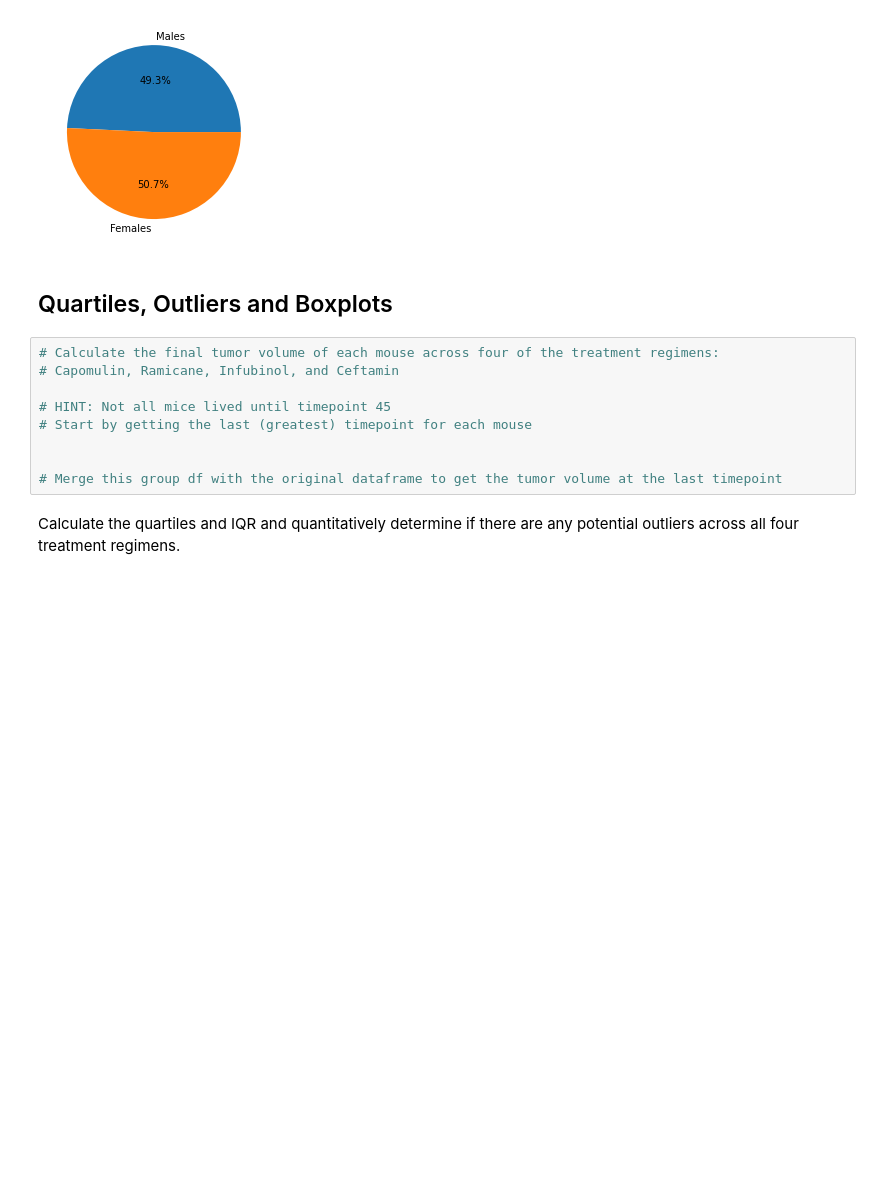
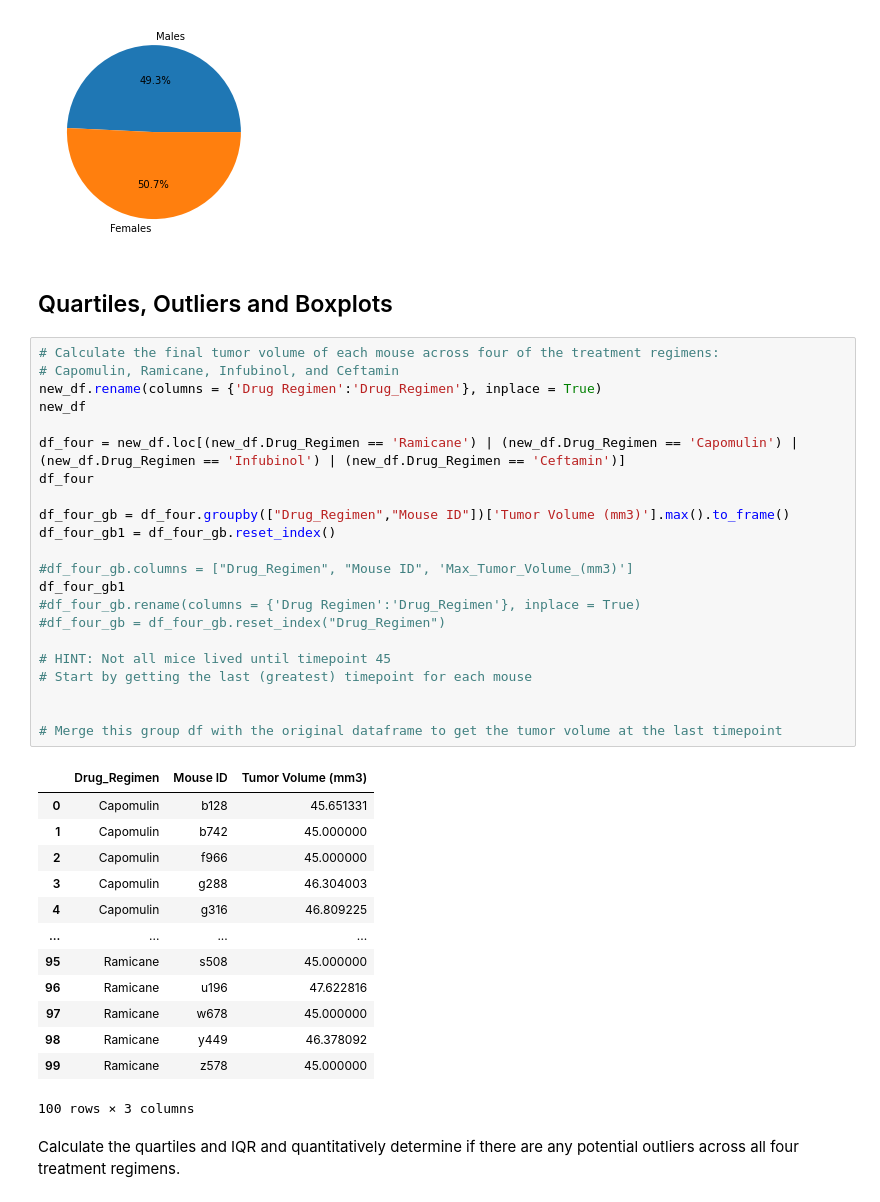
Before and after one commit to bregan78/Matplotlib, a Jupyter notebook: pymaceuticals.ipynb, the cells around one changed output. Drawn from its saved outputs; the diff is of its cells as text; blank space fills up the shorter version.

Commit message:
added tumor volume at the last timepoint for the four regimens

```diff
--- a/pymaceuticals.ipynb
+++ b/pymaceuticals.ipynb
@@ -192,12 +194,39 @@ plt.show()
 # %%
 # Calculate the final tumor volume of each mouse across four of the treatment regimens:
 # Capomulin, Ramicane, Infubinol, and Ceftamin
+new_df.rename(columns = {'Drug Regimen':'Drug_Regimen'}, inplace = True)
+new_df
+
+df_four = new_df.loc[(new_df.Drug_Regimen == 'Ramicane') | (new_df.Drug_Regimen == 'Capomulin') | (new_df.Drug_Regimen == 'Infubinol') | (new_df.Drug_Regimen == 'Ceftamin')]
+df_four
+
+df_four_gb = df_four.groupby(["Drug_Regimen","Mouse ID"])['Tumor Volume (mm3)'].max().to_frame()
+df_four_gb1 = df_four_gb.reset_index()
+
+#df_four_gb.columns = ["Drug_Regimen", "Mouse ID", 'Max_Tumor_Volume_(mm3)']
+df_four_gb1
+#df_four_gb.rename(columns = {'Drug Regimen':'Drug_Regimen'}, inplace = True)
+#df_four_gb = df_four_gb.reset_index("Drug_Regimen")
 
 # HINT: Not all mice lived until timepoint 45
 # Start by getting the last (greatest) timepoint for each mouse
 
 
 # Merge this group df with the original dataframe to get the tumor volume at the last timepoint
+# %% [output]
+|  | Drug_Regimen | Mouse ID | Tumor Volume (mm3) |
+| 0 | Capomulin | b128 | 45.651331 |
+| 1 | Capomulin | b742 | 45.000000 |
+| 2 | Capomulin | f966 | 45.000000 |
+| 3 | Capomulin | g288 | 46.304003 |
+| 4 | Capomulin | g316 | 46.809225 |
+| ... | ... | ... | ... |
+| 95 | Ramicane | s508 | 45.000000 |
+| 96 | Ramicane | u196 | 47.622816 |
+| 97 | Ramicane | w678 | 45.000000 |
+| 98 | Ramicane | y449 | 46.378092 |
+| 99 | Ramicane | z578 | 45.000000 |
+100 rows × 3 columns
 # %% [markdown]
 Calculate the quartiles and IQR and quantitatively determine if there are any potential outliers across all four treatment regimens.
 # %%
```
Also changed, not shown: parts of 1 cell of this notebook.
